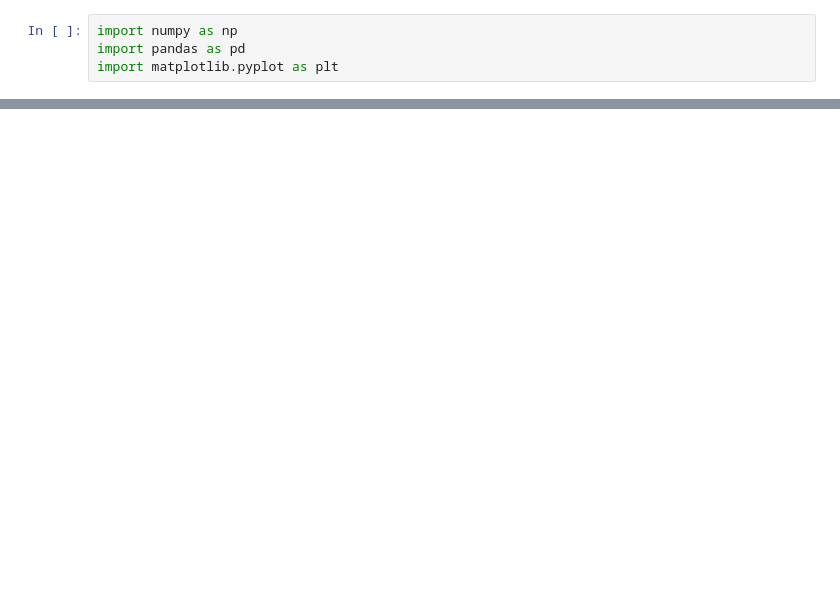
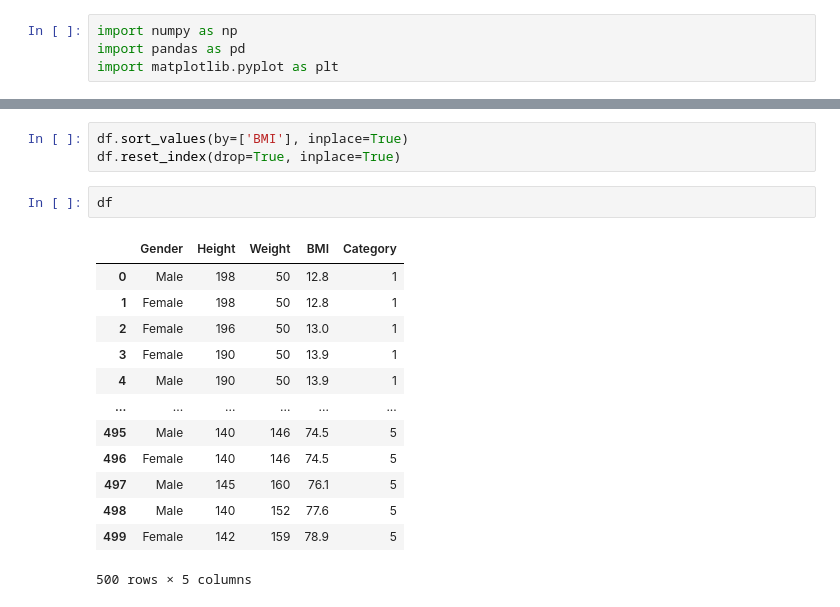
Before and after one commit to oliverolah97/Olah_NS2021, a Jupyter notebook: Olah_NS2021.ipynb, the cells around one changed output, grey strips where cells are left out. Saved outputs shown, nothing was run; the diff lists cells and outputs as text; blank space fills up the shorter version.

```diff
--- a/Olah_NS2021.ipynb
+++ b/Olah_NS2021.ipynb
@@ -43,0 +61,19 @@ df.head()
+# %%
+df.sort_values(by=['BMI'], inplace=True)
+df.reset_index(drop=True, inplace=True)
+# %%
+df
+# %% [output]
+|  | Gender | Height | Weight | BMI | Category |
+| 0 | Male | 198 | 50 | 12.8 | 1 |
+| 1 | Female | 198 | 50 | 12.8 | 1 |
+| 2 | Female | 196 | 50 | 13.0 | 1 |
+| 3 | Female | 190 | 50 | 13.9 | 1 |
+| 4 | Male | 190 | 50 | 13.9 | 1 |
+| ... | ... | ... | ... | ... | ... |
+| 495 | Male | 140 | 146 | 74.5 | 5 |
+| 496 | Female | 140 | 146 | 74.5 | 5 |
+| 497 | Male | 145 | 160 | 76.1 | 5 |
+| 498 | Male | 140 | 152 | 77.6 | 5 |
+| 499 | Female | 142 | 159 | 78.9 | 5 |
+500 rows × 5 columns
```
Also changed, not shown: parts of 11 cells of this notebook, 1 other file.
